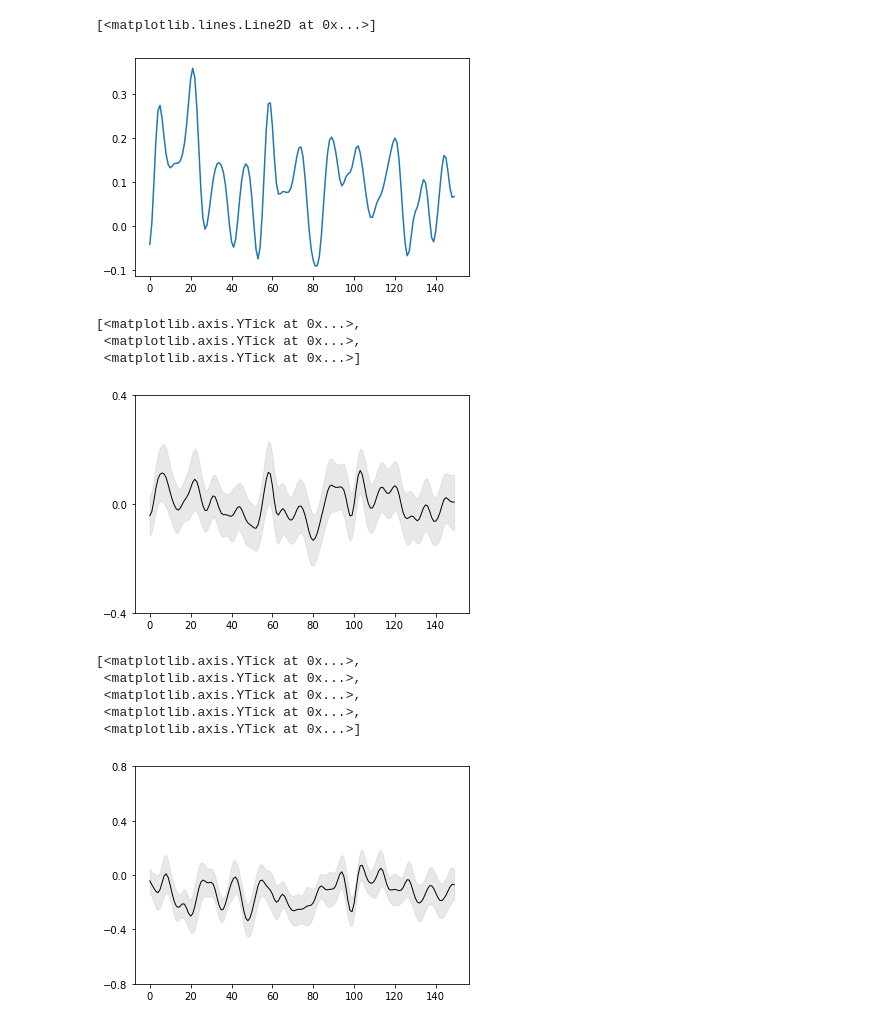
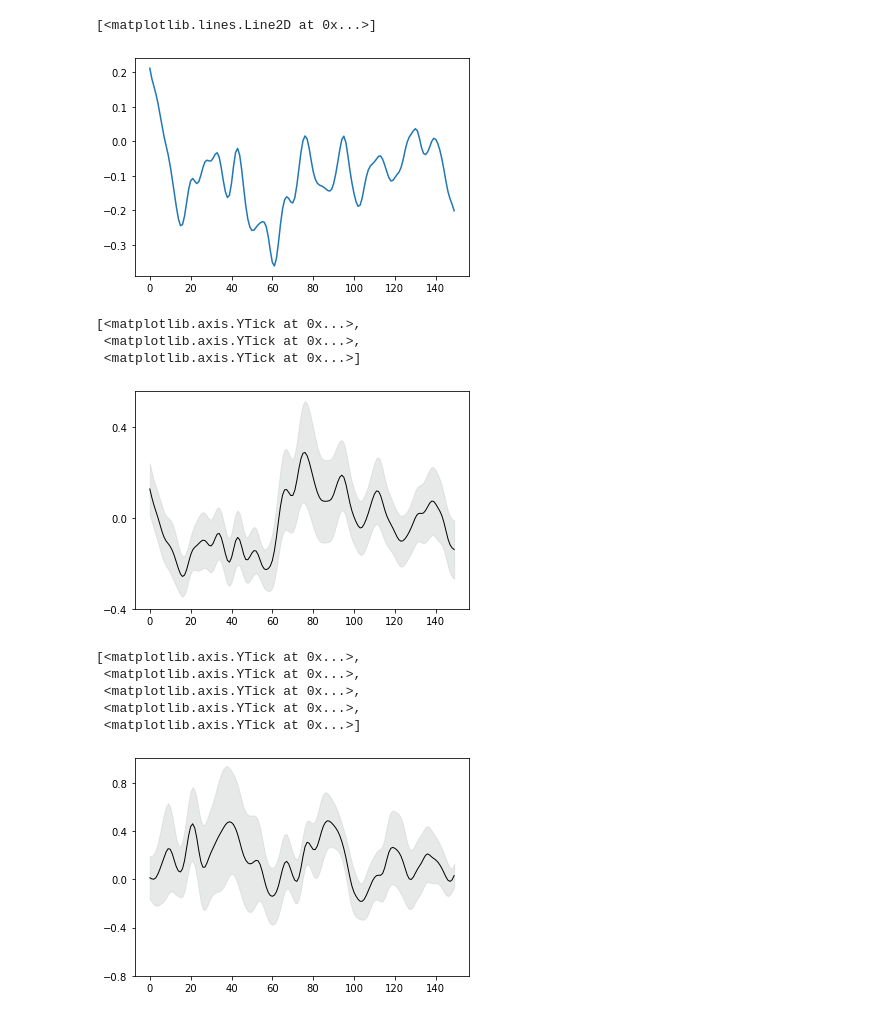
Before and after one commit to jetsetmette/VGP, a Jupyter notebook: notebooks/postprocessing_V1.0.ipynb, the cells around one changed output. Saved outputs shown, nothing was run; the diff lists cells and outputs as text; code cells hidden in the pictures.

Commit message:
added alignment to first lick
Added code to align signal to first lick in hit trials. looks weired. better fit to hit trial something wrong in code?

```diff
--- a/notebooks/postprocessing_V1.0.ipynb
+++ b/notebooks/postprocessing_V1.0.ipynb
@@ -5,9 +5,9 @@ from scipy import signal
 import matplotlib.pyplot as plt
 import trompy as tp
 # %%
-animal="VGP302"
-day="031"
-date="20221110"
+animal="VGP203"
+day="026"
+date="20221007"
 
 
 s2p_folder = "C:\\Users\\mko102\\UiT Office 365\\O365-Pipette 2 - Dokumenter\\People\\Mette\\GitHub\\2P\\Processed\\VGP_procd_data_22-12-05\\sub-{}\\ses-{}".format(animal, day)
@@ -34,5 +34,5 @@ neu_F.shape
 # %%
-cell_idx = 23
+cell_idx = 66
 
 r = raw_F[cell_idx, :]
 x = raw_F[cell_idx, :] - neu_F[cell_idx, :]
@@ -108,16 +108,31 @@ for p in pump_frames:
 
 hit=[]
 miss=[]
+licks=[]
 for p in pump_frames:
     temp=[]
     for lick in licks_frames:
         if lick > p and lick < p + 100:
             temp.append(lick)
+
     if len(temp) > 0:
-        hit.append(p)
+        hit.append(p) # list of frame number of pump on in trials WITH liskc
     if len(temp) == 0:
-        miss.append(p)
+        miss.append(p) # list of frame number of pump on in trials WITHOUT liskc
+
+    licks.append(temp) # to get list of licks in each trial
+
+temp_l=[]
+for trial in licks:
+    if len(trial) > 0:
+        temp_l.append(trial[:1])     # Makes a list of lists (frame number of first lick in hit trials)
+
+#List comprehension to convert list of lists to flat list
+first_lick=[trial for sublist in temp_l for trial in sublist]
+
+
 
 print('hit', hit)
 print('miss', miss)
+print('lick', first_lick)
 # %% [output]
@@ -126,5 +166,5 @@ miss [200, 2642, 2965, 3578, 4273, 4531, 5126, 5734, 5966, 6953, 7199, 8576, 886
 # %%
-#snips in hit and missed trials
+#snips in hit and missed trials and first lick in trial
 
 snips_hit=[]
 for p in hit:
@@ -135,8 +175,13 @@ snips_miss=[]
 for p in miss:
     snips_miss.append(filtered[p-50:p+100])
 
+snips_lick=[]
+for p in first_lick:
+    snips_lick.append(filtered[p-50:p+100])
+
 
 print(len(snips_hit))
 print(len(snips_miss))
+print(len(snips_lick))
 # %% [output]
 16
@@ -160,4 +219,4 @@ plt.plot(np.mean(snips_hit, axis=0))
 plt.plot(np.mean(snips_miss, axis=0))
 # %% [output]
 [<matplotlib.lines.Line2D at 0x...>]
-[figure, old version]
+[figure, new version]
@@ -171,17 +245,17 @@ ax.set_yticks([-0.4, 0,  0.4])
 [<matplotlib.axis.YTick at 0x...>,
  <matplotlib.axis.YTick at 0x...>,
  <matplotlib.axis.YTick at 0x...>]
-[figure, old version]
+[figure, new version]
 # %%
-# hit trials
+# licks trials
 f, ax = plt.subplots()
-tp.shadedError(ax, snips_hit)
+tp.shadedError(ax, snips_lick)
 ax.set_yticks([-0.8, -0.4, 0,  0.4, 0.8])
 # f.savefig('PR_hit_malt.pdf')
 # %% [output]
 [<matplotlib.axis.YTick at 0x...>,
  <matplotlib.axis.YTick at 0x...>,
  <matplotlib.axis.YTick at 0x...>,
  <matplotlib.axis.YTick at 0x...>,
  <matplotlib.axis.YTick at 0x...>]
-[figure, old version]
+[figure, new version]
```
Also changed, not shown: parts of 23 cells of this notebook.
